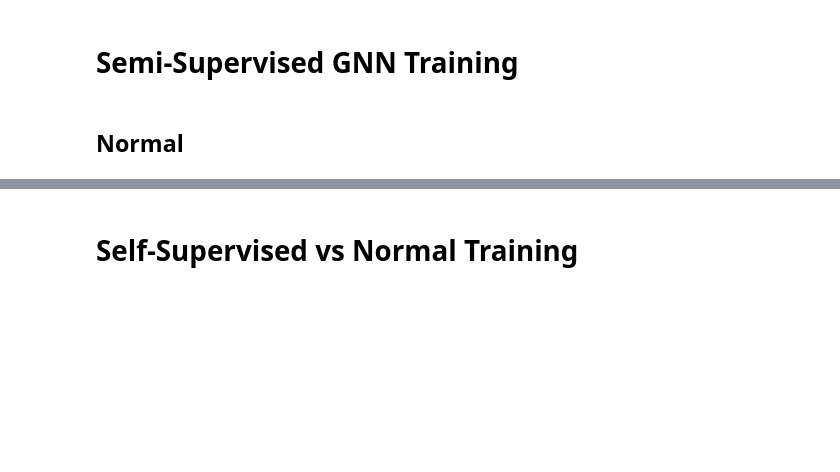
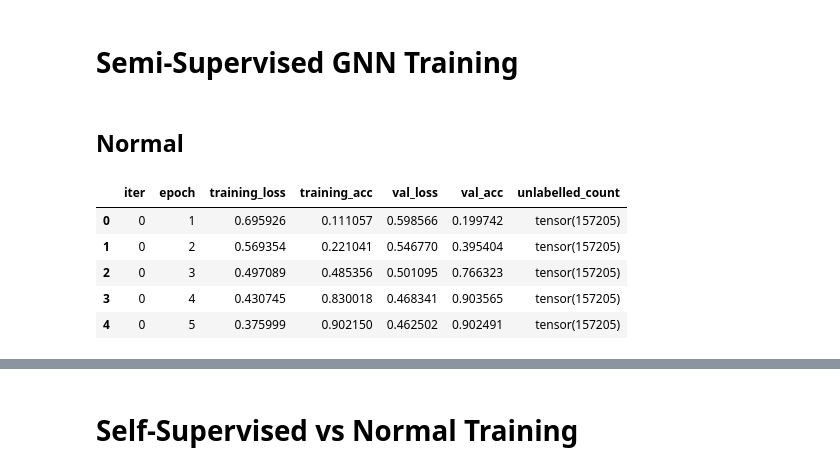
Before and after one commit to alenreuel/data_science_projects, a Jupyter notebook: bitcoin_GNN/notebook.ipynb, the cells around one changed output, grey strips where cells are left out. Saved outputs shown, nothing was run; the diff lists cells and outputs as text; code cells hidden in the pictures; blank space fills up the shorter version.

```diff
--- a/bitcoin_GNN/notebook.ipynb
+++ b/bitcoin_GNN/notebook.ipynb
@@ -302,12 +302,18 @@ else:
 # %%
 if not os.path.exists(cur_path/"training_logs_normal.csv"):
     training_logs = t_loop_normal.training_logs
     training_logs_df = pd.DataFrame(training_logs)
     training_logs_df.to_csv("training_logs_normal.csv")
-    training_logs_df.head(5)
 else:
     training_logs_df = pd.read_csv(cur_path/"training_logs_normal.csv").drop(columns=["Unnamed: 0"])
-    training_logs_df.head(5)
+training_logs_df.head(5)
+# %% [output]
+|  | iter | epoch | training_loss | training_acc | val_loss | val_acc | unlabelled_count |
+| 0 | 0 | 1 | 0.695926 | 0.111057 | 0.598566 | 0.199742 | tensor(157205) |
+| 1 | 0 | 2 | 0.569354 | 0.221041 | 0.546770 | 0.395404 | tensor(157205) |
+| 2 | 0 | 3 | 0.497089 | 0.485356 | 0.501095 | 0.766323 | tensor(157205) |
+| 3 | 0 | 4 | 0.430745 | 0.830018 | 0.468341 | 0.903565 | tensor(157205) |
+| 4 | 0 | 5 | 0.375999 | 0.902150 | 0.462502 | 0.902491 | tensor(157205) |
 # %%
 t_loop_self_supervised = train_loop.ModelTraining(model, graph_data)
 if not os.path.exists(cur_path/"best_semi_sup_model.pth"):
```
Also changed, not shown: parts of 7 cells of this notebook, 5 other files.
